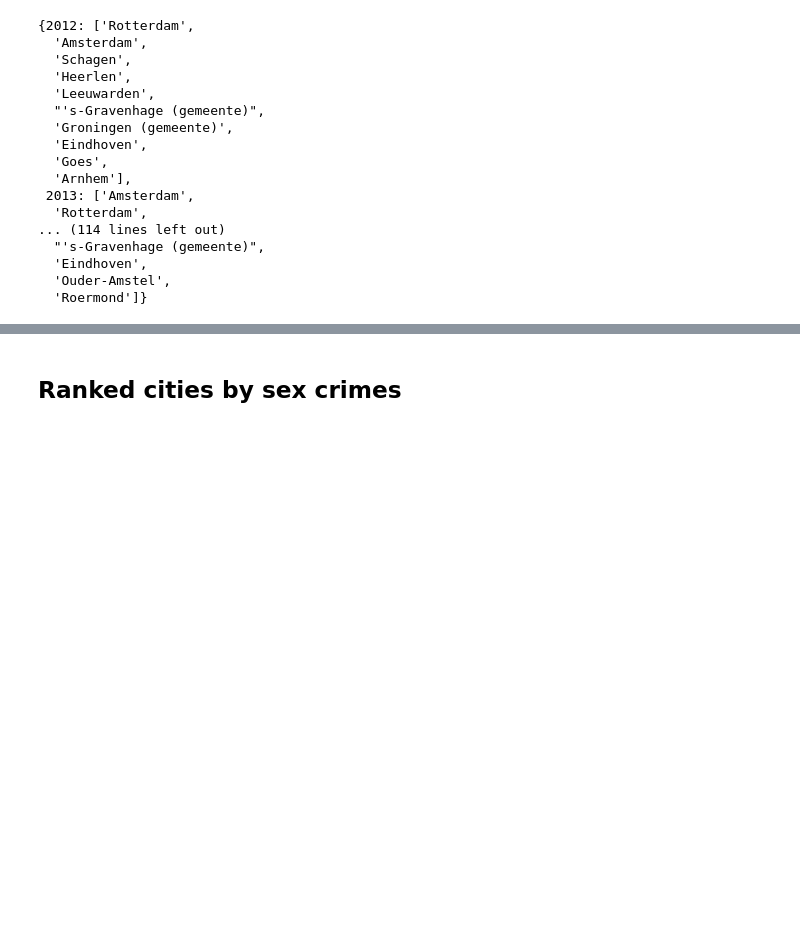
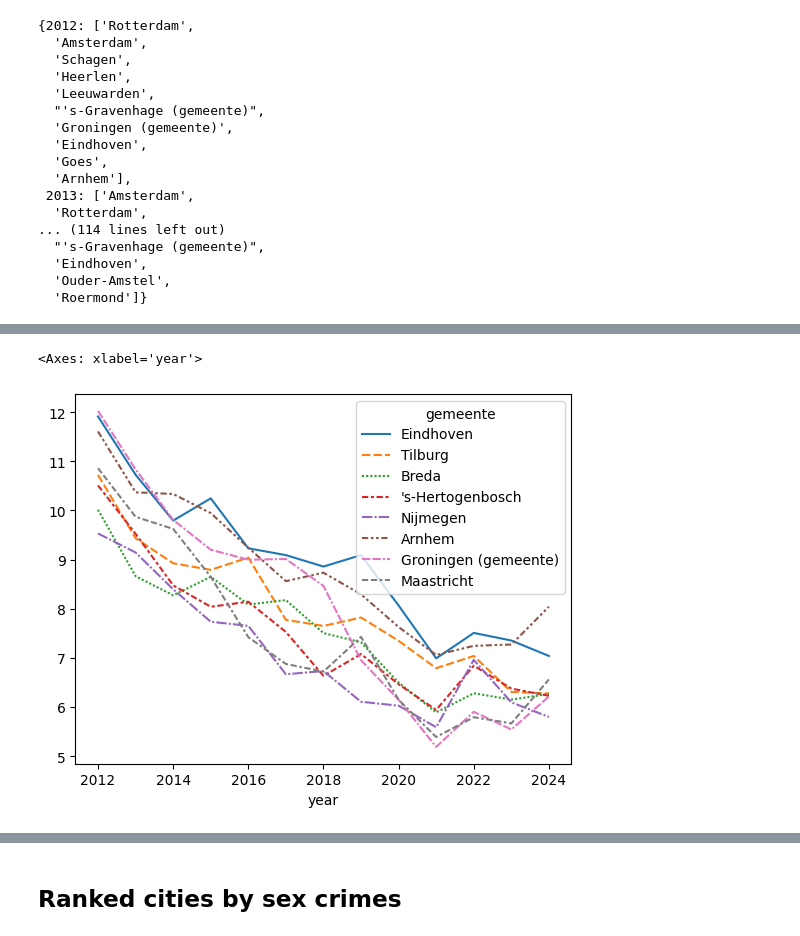
Before and after one commit to chels-j/NLViolentCrime, a Jupyter notebook: NLCrimeAnalysis.ipynb, the cells around one changed output, grey strips where cells are left out. Saved outputs shown, nothing was run; the diff lists cells and outputs as text; code cells hidden in the pictures; blank space fills up the shorter version.

```diff
--- a/NLCrimeAnalysis.ipynb
+++ b/NLCrimeAnalysis.ipynb
@@ -602,0 +689,5 @@ final_crimecities.loc[final_crimecities.groupby(['crime_cat', 'year'])['regcrime
+# %%
+sns.lineplot(data=provincies)
+# %% [output]
+<Axes: xlabel='year'>
+[figure, added]
```
Also changed, not shown: parts of 31 cells of this notebook.
